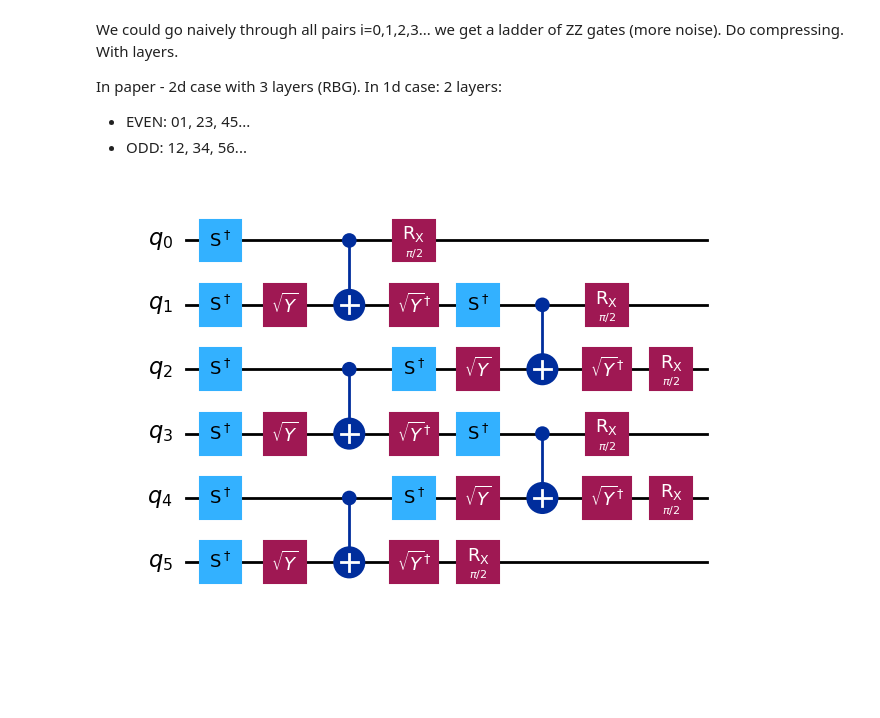
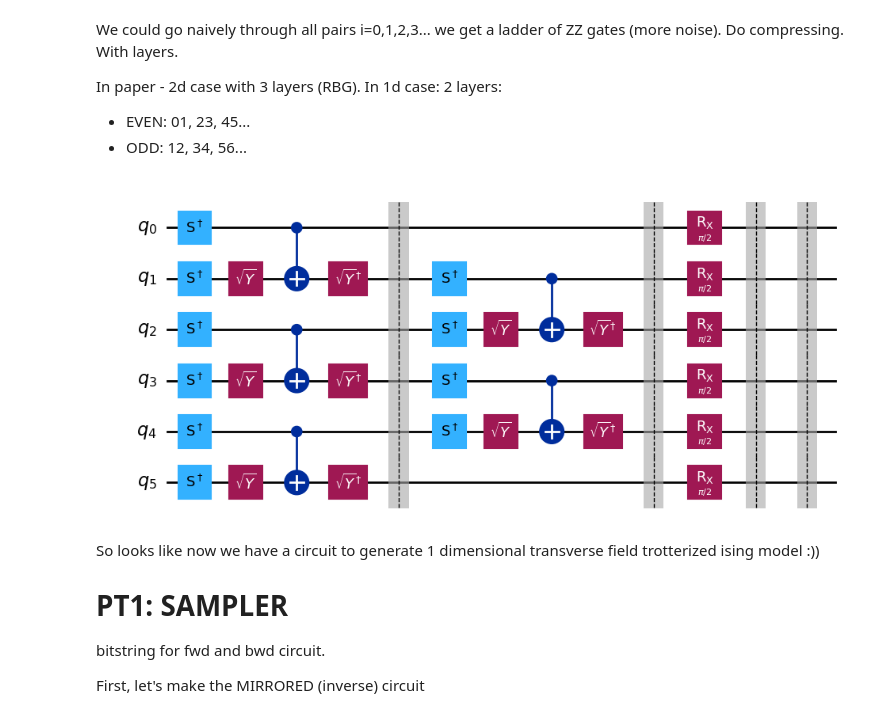
Before and after one commit to naglissul/qml, a Jupyter notebook: GENERAL/qiskit-tutorial/4-primitives.ipynb, the cells around one changed output. Drawn from its saved outputs; the diff is of its cells as text; code cells hidden in the pictures; blank space fills up the shorter version.

```diff
--- a/GENERAL/qiskit-tutorial/4-primitives.ipynb
+++ b/GENERAL/qiskit-tutorial/4-primitives.ipynb
@@ -48,15 +48,23 @@ from qiskit.circuit.library import YGate, UnitaryGate
 SYGate = UnitaryGate(YGate().power(1/2), label=r"$\sqrt{Y}$")
 SYdgGate = UnitaryGate(SYGate.inverse(), label=r"$\sqrt{Y}^\dag$")
 
-def generate_1d_tfim_circuit(num_qubits, num_trotter_steps, rx_angle):
-    qc = QuantumCircuit(num_qubits)
+########
+### U
+########
+def generate_1d_tfim_circuit(num_qubits, num_trotter_steps, rx_angle, num_cl_bits=0, troter_barriers = False, layer_barriers = False): # adding barriers between even odd layers and trotter steps
+    if num_cl_bits == 0:
+        qc = QuantumCircuit(num_qubits)
+    else:
+        qc = QuantumCircuit(num_qubits, num_cl_bits)
 
     for trotter_step in range(num_trotter_steps):
-        add_1d_tfim_trotter_layer(qc, rx_angle)
+        add_1d_tfim_trotter_layer(qc, rx_angle, layer_barriers)
+        if troter_barriers:
+            qc.barrier()
 
     return qc
 
-def add_1d_tfim_trotter_layer(qc, rx_angle):
+def add_1d_tfim_trotter_layer(qc, rx_angle, layer_barriers = False):
     #
     #   +-------------+
     #  -|             |-     -- S^dagger --------------+----------------------
@@ -71,6 +79,8 @@ def add_1d_tfim_trotter_layer(qc, rx_angle):
         qc.append(SYGate, [i+1])
         qc.cx(i, i+1)
         qc.append(SYdgGate, [i+1])
+    if layer_barriers:
+        qc.barrier()
 
     # Adding Rzz in the odd layers
     for i in range(1, qc.num_qubits-1, 2):
@@ -78,15 +88,27 @@ def add_1d_tfim_trotter_layer(qc, rx_angle):
         qc.append(SYGate, [i+1])
         qc.cx(i, i+1)
         qc.append(SYdgGate, [i+1])
+    if layer_barriers:
+        qc.barrier()
 
     # Adding Rx gates
     qc.rx(rx_angle, list(range(qc.num_qubits)))
+    if layer_barriers:
+        qc.barrier()
 # %%
 num_qubits = 6
 num_trotter_steps = 1
 rx_angle = 0.5 * np.pi
 
-qc = generate_1d_tfim_circuit(num_qubits, num_trotter_steps, rx_angle)
+qc = generate_1d_tfim_circuit(num_qubits, num_trotter_steps, rx_angle, troter_barriers=True, layer_barriers=True)
 qc.draw(output='mpl', fold=-1)
 # %% [output]
-[figure, old version]
+[figure, new version]
+# %% [markdown]
+So looks like now we have a circuit to generate 1 dimensional transverse field trotterized ising model :))
+
+# PT1: SAMPLER
+
+bitstring for fwd and bwd circuit.
+
+First, let's make the MIRRORED (inverse) circuit
```
Also changed, not shown: parts of 24 cells of this notebook, 1 other file.
